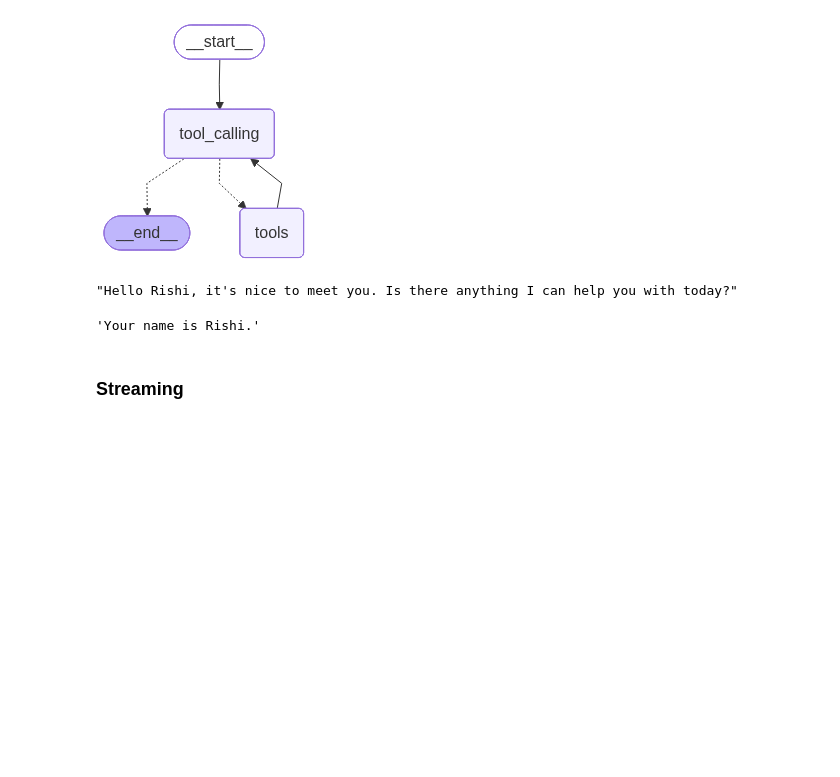
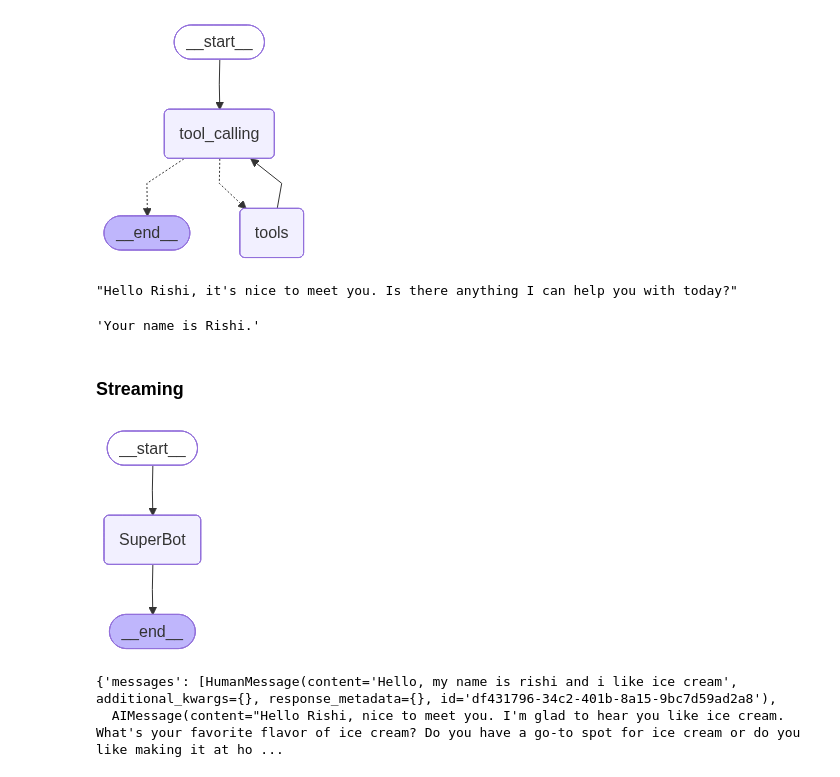
Before and after one commit to Rishi5377/Learn-Langgraph, a Jupyter notebook: ChatBot/1-Chatbot.ipynb, the cells around one changed output. Drawn from its saved outputs; the diff is of its cells as text; code cells hidden in the pictures; blank space fills up the shorter version.

Commit message:
Streaming forms of invocation:

```diff
--- a/ChatBot/1-Chatbot.ipynb
+++ b/ChatBot/1-Chatbot.ipynb
@@ -383,3 +383,33 @@ response['messages'][-1].content
 'Your name is Rishi.'
 # %% [markdown]
 ### Streaming
+# %%
+def superbot(state:State):
+    return {"messages":[llm.invoke(state['messages'])]}
+graph=StateGraph(State)
+
+## node
+graph.add_node("SuperBot",superbot)
+## Edges
+
+graph.add_edge(START,"SuperBot")
+graph.add_edge("SuperBot",END)
+
+
+graph_builder=graph.compile(checkpointer=memory)
+
+
+## Display
+from IPython.display import Image, display
+display(Image(graph_builder.get_graph().draw_mermaid_png()))
+# %% [output]
+[figure, added]
+# %%
+# INvocation
+
+config = {"configurable":{"thread_id":"2"}}
+
+graph_builder.invoke({"messages":"Hello, my name is rishi and i like ice cream"},config=config)
+# %% [output]
+{'messages': [HumanMessage(content='Hello, my name is rishi and i like ice cream', additional_kwargs={}, response_metadata={}, id='df431796-34c2-401b-8a15-9bc7d59ad2a8'),
+  AIMessage(content="Hello Rishi, nice to meet you. I'm glad to hear you like ice cream. What's your favorite flavor of ice cream? Do you have a go-to spot for ice cream or do you like making it at ho ...
```
Also changed, not shown: parts of 4 cells of this notebook.
